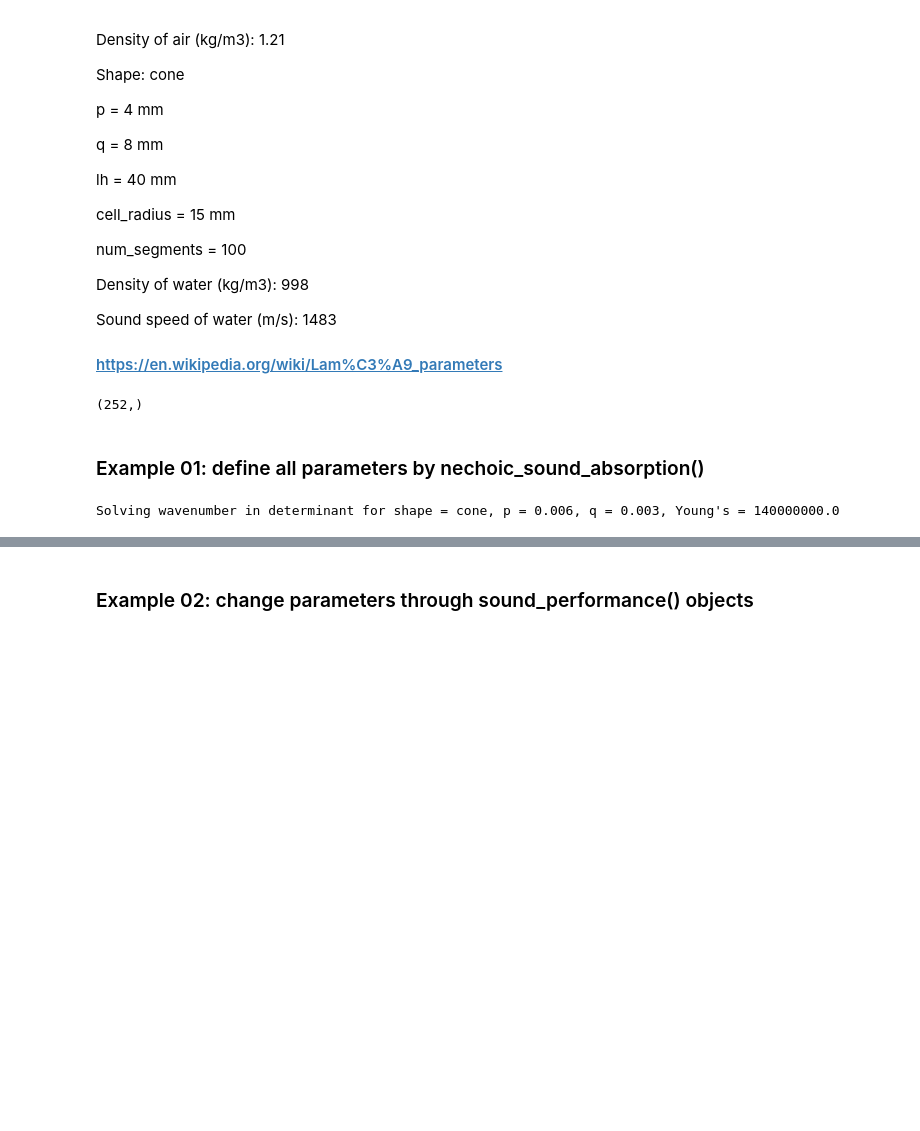
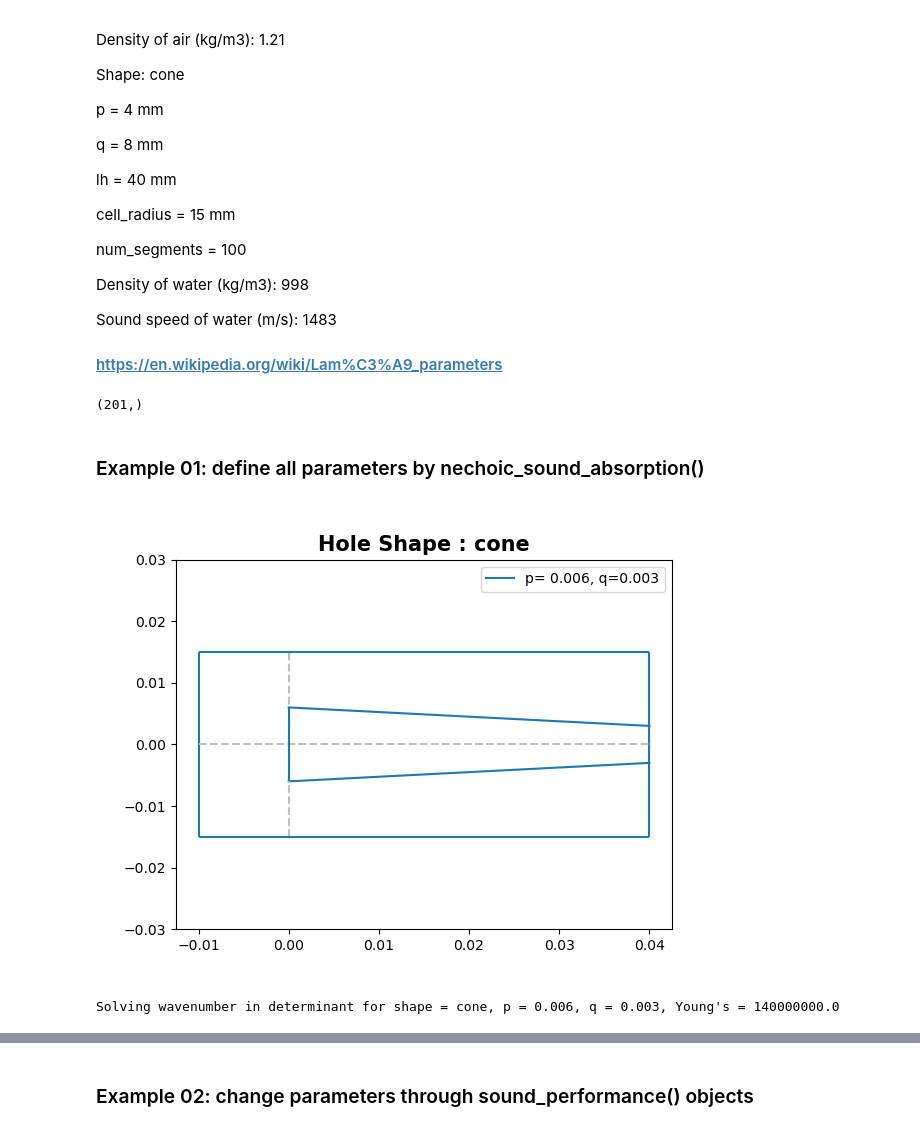
Before and after one commit to cheng-hung/sound_absorption, a Jupyter notebook: sound_absorption.ipynb, the cells around one changed output, grey strips where cells are left out. Saved outputs shown, nothing was run; the diff lists cells and outputs as text; code cells hidden in the pictures; blank space fills up the shorter version.

Commit message:
Add exp sin shape and plot 2D

```diff
--- a/sound_absorption.ipynb
+++ b/sound_absorption.ipynb
@@ -63,23 +63,25 @@ Sound speed of water (m/s): 1483
 
 #### https://en.wikipedia.org/wiki/Lam%C3%A9_parameters
 # %%
-frequency_array = np.arange(2, 10052, 40)
+frequency_array = np.arange(2, 10052, 50)
 # frequency_array2 = np.arange(2, 10022, 20)
 frequency_array.shape
 # %% [output]
-(252,)
+(201,)
 # %% [markdown]
 ### Example 01: define all parameters by nechoic_sound_absorption()
 # %%
 cone_6_3 = anechoic_sound_absorption(determinant, frequency_array,
                               fp = '/Users/chenghunglin/Documents/',
                               fn = 'cone_6_3_fr50.xlsx',
                               material='rubber', shape='cone',
                               p=6e-3, q=3e-3, lh=40e-3, cell_radius=15e-3,
+                              theta=0.203, phi=0.002, length_unit='m',
                               num_segments=100, layer_density=1100, air_density=1.21,
                               Young_modulus=0.14e9, Poisson_ratio=0.49, loss_factor=0.23,
                               medium_density=998, sound_speed_medium=1483)
 # %% [output]
+[figure, added]
 Solving wavenumber in determinant for shape = cone, p = 0.006, q = 0.003, Young's = 140000000.0
 # %%
 plt.figure()
```
Also changed, not shown: parts of 7 cells of this notebook, 1 other file.
